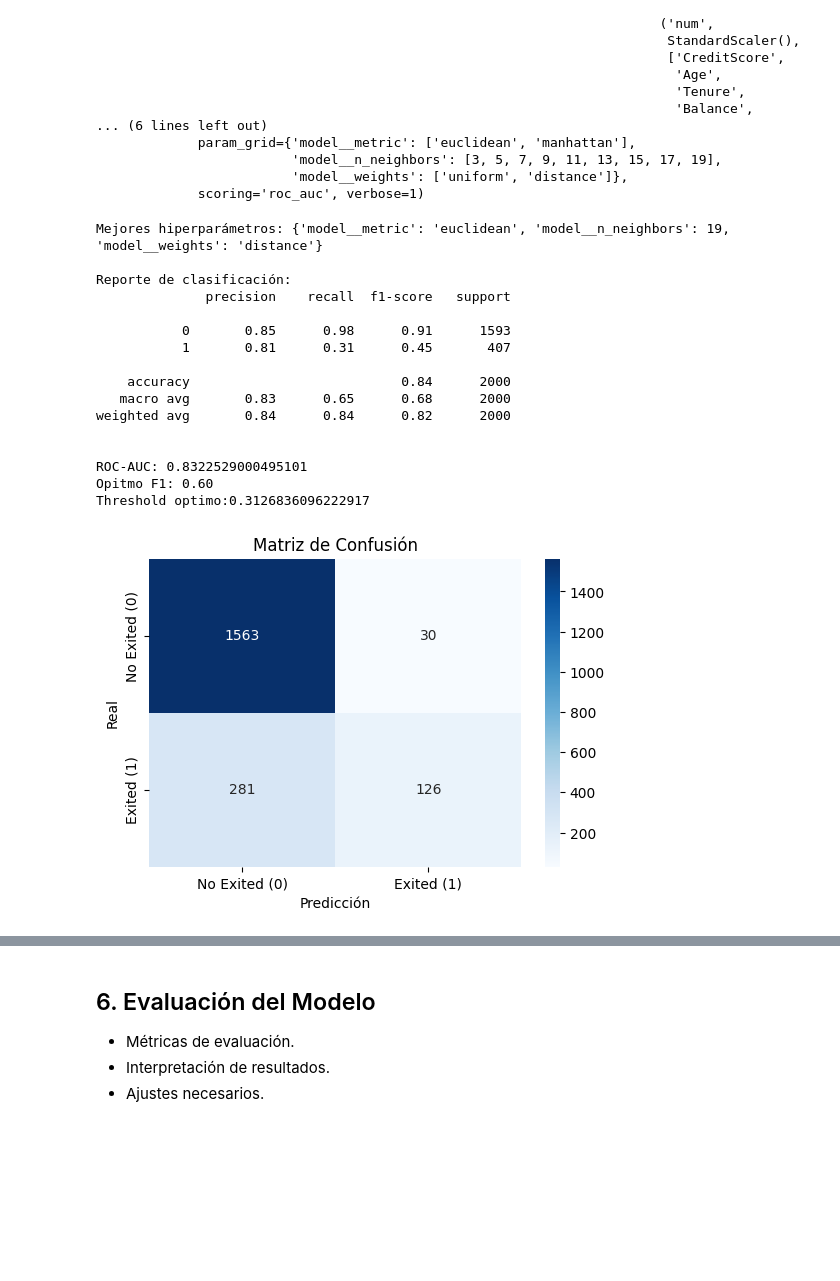
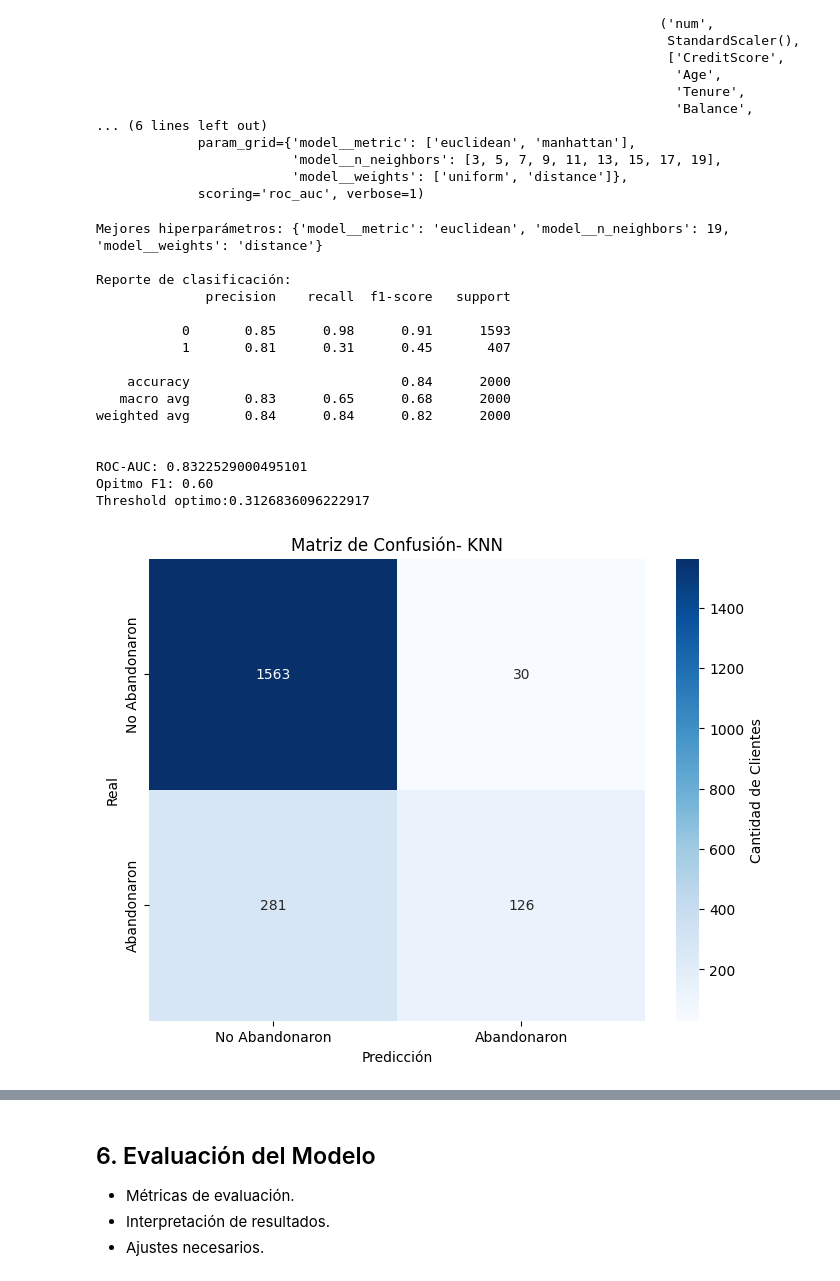
Before and after one commit to DarkinMC/CustomerChurn_Prediction_BankingSector_1AN-213_HAN_G4, a Jupyter notebook: Bank_customer_churn_pred.ipynb, the cells around one changed output, grey strips where cells are left out. Saved outputs shown, nothing was run; the diff lists cells and outputs as text; code cells hidden in the pictures; blank space fills up the shorter version.

```diff
--- a/Bank_customer_churn_pred.ipynb
+++ b/Bank_customer_churn_pred.ipynb
@@ -616,11 +646,11 @@ print(f'Opitmo F1: {f1_scores[optimal_idx]:.2f}')
 print(f'Threshold optimo:{optimal_threshold}')
 
 # Crear gráfico matriz de confusión
-plt.figure(figsize=(6, 4))
+plt.figure(figsize=(8,6))
 sns.heatmap(cm, annot=True, fmt='d', cmap='Blues',
-            xticklabels=['No Exited (0)', 'Exited (1)'],
-            yticklabels=['No Exited (0)', 'Exited (1)'])
-plt.title('Matriz de Confusión')
+            xticklabels=['No Abandonaron', 'Abandonaron'],
+            yticklabels=['No Abandonaron', 'Abandonaron'],cbar_kws={'label': 'Cantidad de Clientes'})
+plt.title('Matriz de Confusión- KNN')
 plt.xlabel('Predicción')
 plt.ylabel('Real')
 plt.show()
@@ -641,34 +671,34 @@ plt.ylabel('Tasa de Verdaderos Positivos (TPR)')
 plt.title('Curva ROC - Modelo KNN')
 plt.legend(loc='lower right')
 plt.show()
 
 #Grafico optimal f1
 plt.figure(figsize=(8, 6))
 plt.plot(recall, precision, label='Curva Precision-Recall')
 plt.scatter(recall[optimal_idx], precision[optimal_idx], c='red',
             label=f'Óptimo (F1={f1_scores[optimal_idx]:.2f})')
 plt.xlabel('Recall')
 plt.ylabel('Precisión')
 plt.legend()
 plt.show()
 # %% [output]
 Mejores hiperparámetros: {'model__metric': 'euclidean', 'model__n_neighbors': 19, 'model__weights': 'distance'}
 
 Reporte de clasificación:
               precision    recall  f1-score   support
 
            0       0.85      0.98      0.91      1593
            1       0.81      0.31      0.45       407
 
     accuracy                           0.84      2000
    macro avg       0.83      0.65      0.68      2000
 weighted avg       0.84      0.84      0.82      2000
 
 
 ROC-AUC: 0.8322529000495101
 Opitmo F1: 0.60
 Threshold optimo:0.3126836096222917
-[figure, old version]
+[figure, new version]
 [figure]
 [figure]
 # %% [markdown]
```
Also changed, not shown: parts of 5 cells of this notebook.
